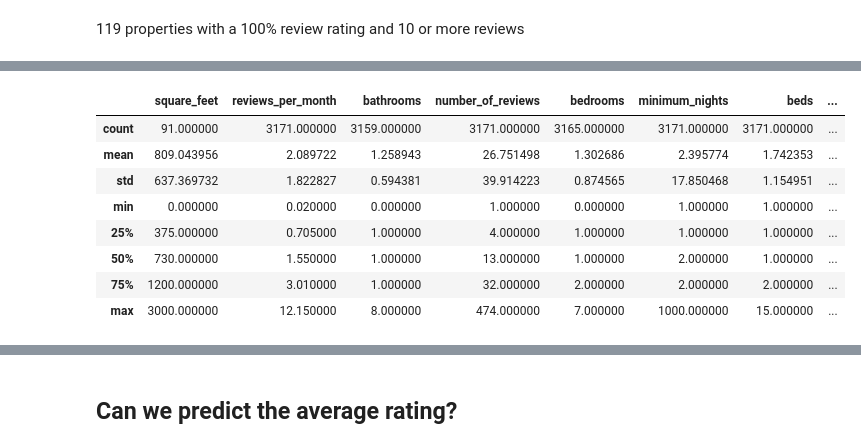
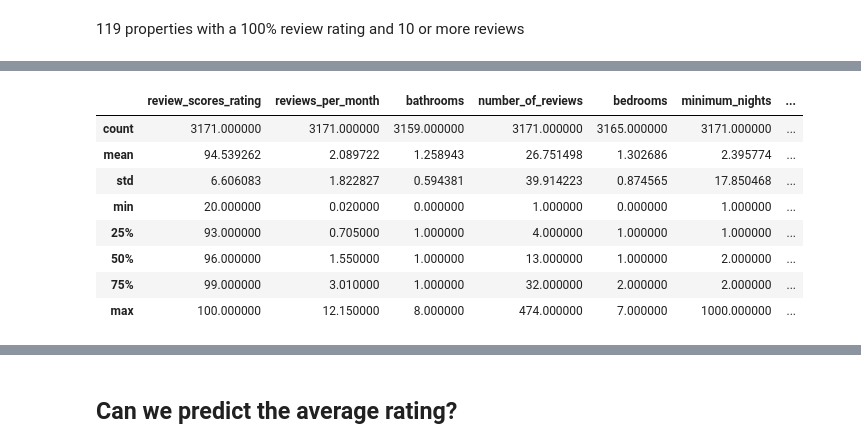
Before and after one commit to samjd341/Seattle-AirBnB-Data-Analysis, a Jupyter notebook: Seattle AirBnB - Data Analysis.ipynb, the cells around one changed output, grey strips where cells are left out. Saved outputs shown, nothing was run; the diff lists cells and outputs as text; code cells hidden in the pictures.

```diff
--- a/Seattle AirBnB - Data Analysis.ipynb
+++ b/Seattle AirBnB - Data Analysis.ipynb
@@ -294,15 +298,15 @@ df_top_ratings.describe()
 # %%
-df_listings_insights.describe()
+df_listing_insights.describe()
 # %% [output]
-|  | square_feet | reviews_per_month | bathrooms | number_of_reviews | bedrooms | minimum_nights | beds | ... |
-| count | 91.000000 | 3171.000000 | 3159.000000 | 3171.000000 | 3165.000000 | 3171.000000 | 3171.000000 | ... |
-| mean | 809.043956 | 2.089722 | 1.258943 | 26.751498 | 1.302686 | 2.395774 | 1.742353 | ... |
-| std | 637.369732 | 1.822827 | 0.594381 | 39.914223 | 0.874565 | 17.850468 | 1.154951 | ... |
-| min | 0.000000 | 0.020000 | 0.000000 | 1.000000 | 0.000000 | 1.000000 | 1.000000 | ... |
-| 25% | 375.000000 | 0.705000 | 1.000000 | 4.000000 | 1.000000 | 1.000000 | 1.000000 | ... |
-| 50% | 730.000000 | 1.550000 | 1.000000 | 13.000000 | 1.000000 | 2.000000 | 1.000000 | ... |
-| 75% | 1200.000000 | 3.010000 | 1.000000 | 32.000000 | 2.000000 | 2.000000 | 2.000000 | ... |
-| max | 3000.000000 | 12.150000 | 8.000000 | 474.000000 | 7.000000 | 1000.000000 | 15.000000 | ... |
+|  | review_scores_rating | reviews_per_month | bathrooms | number_of_reviews | bedrooms | minimum_nights | ... |
+| count | 3171.000000 | 3171.000000 | 3159.000000 | 3171.000000 | 3165.000000 | 3171.000000 | ... |
+| mean | 94.539262 | 2.089722 | 1.258943 | 26.751498 | 1.302686 | 2.395774 | ... |
+| std | 6.606083 | 1.822827 | 0.594381 | 39.914223 | 0.874565 | 17.850468 | ... |
+| min | 20.000000 | 0.020000 | 0.000000 | 1.000000 | 0.000000 | 1.000000 | ... |
+| 25% | 93.000000 | 0.705000 | 1.000000 | 4.000000 | 1.000000 | 1.000000 | ... |
+| 50% | 96.000000 | 1.550000 | 1.000000 | 13.000000 | 1.000000 | 2.000000 | ... |
+| 75% | 99.000000 | 3.010000 | 1.000000 | 32.000000 | 2.000000 | 2.000000 | ... |
+| max | 100.000000 | 12.150000 | 8.000000 | 474.000000 | 7.000000 | 1000.000000 | ... |
 # %%
 #analyse the differences in means between the top performing properties and the overall average
 
```
Also changed, not shown: parts of 34 cells of this notebook.
